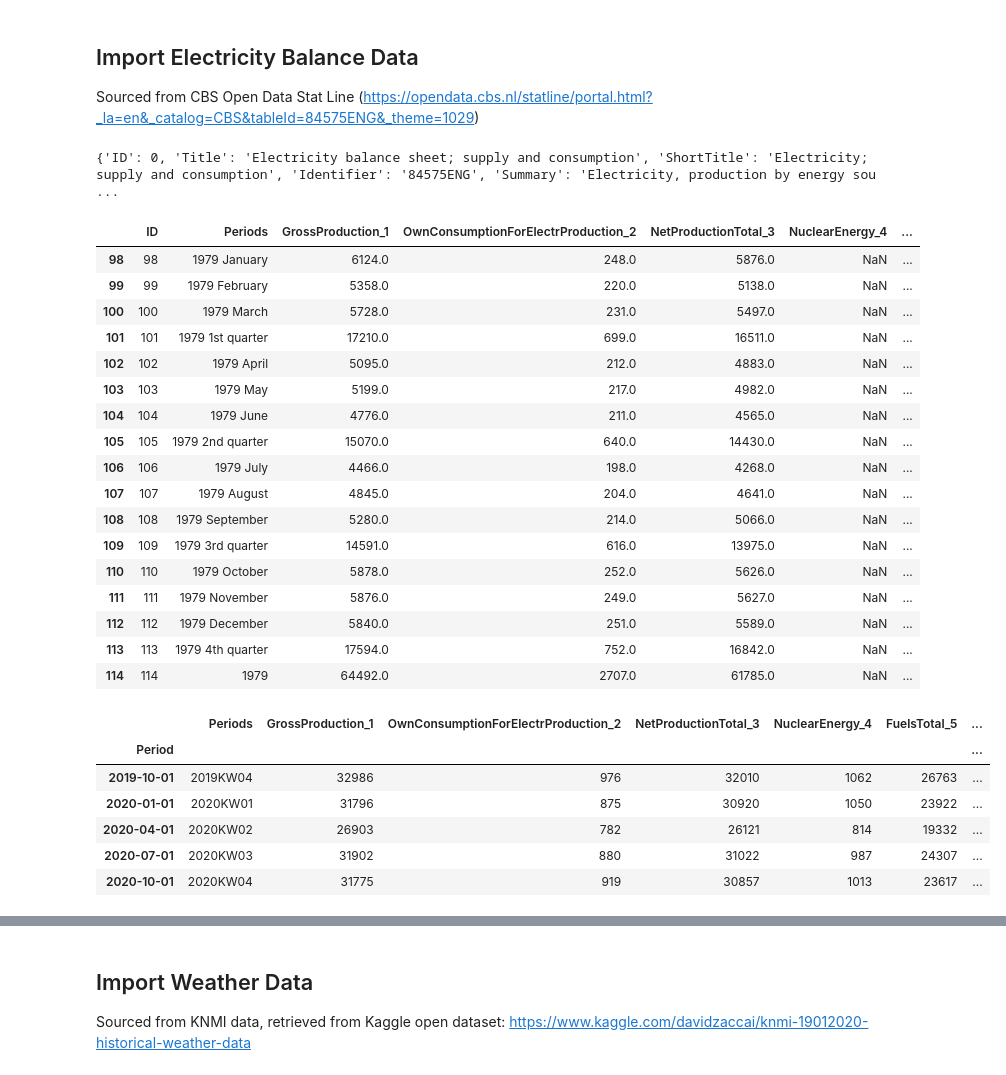
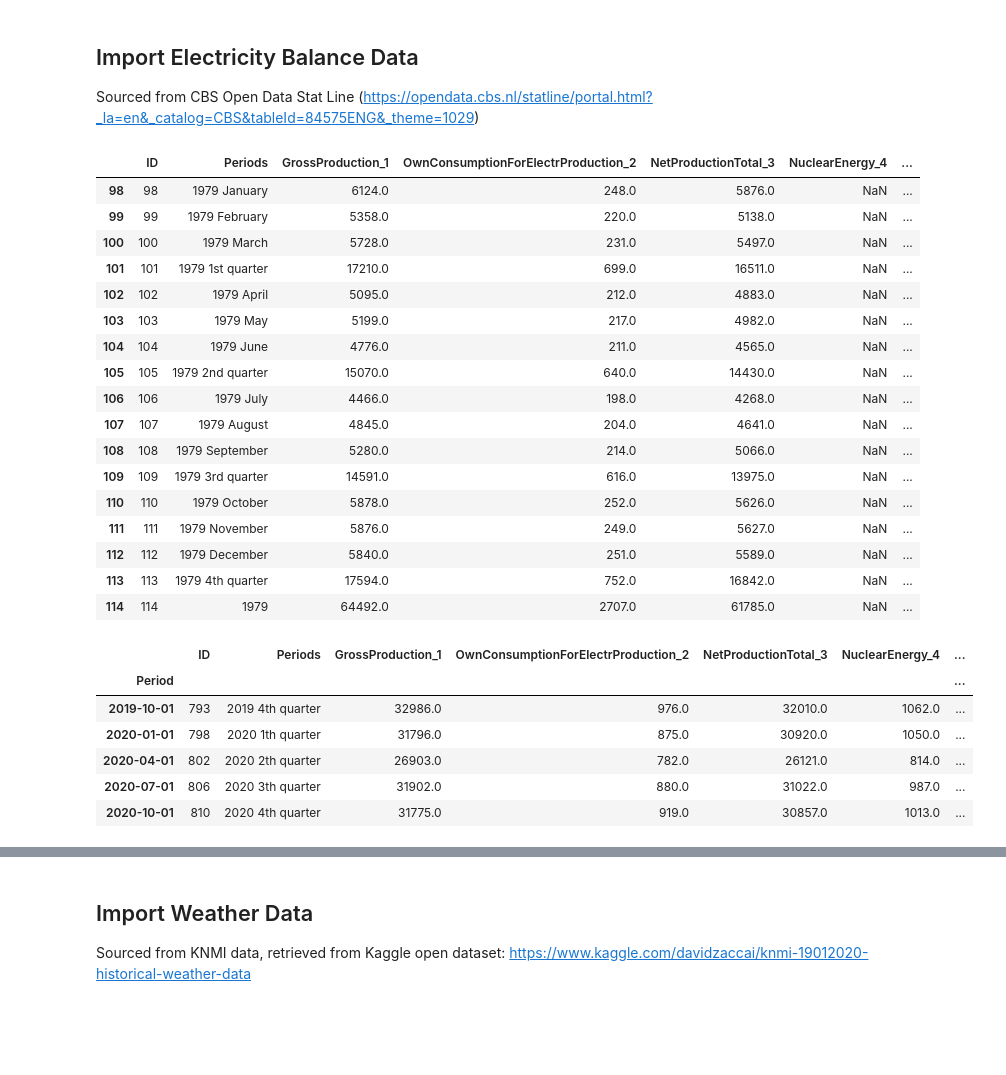
Before and after one commit to dsirtioglu/python, a Jupyter notebook: RR_NL_Energy_Prediction.ipynb, the cells around one changed output, grey strips where cells are left out. Saved outputs shown, nothing was run; the diff lists cells and outputs as text; code cells hidden in the pictures; blank space fills up the shorter version.

```diff
--- a/RR_NL_Energy_Prediction.ipynb
+++ b/RR_NL_Energy_Prediction.ipynb
@@ -32,14 +34,13 @@ Sourced from CBS Open Data Stat Line (https://opendata.cbs.nl/statline/portal.ht
 # %%
 #Import Electrcity Balance data (Predicted variable: NetConsumptionCalculated_30)
 info = cbsodata.get_info('84575ENG')
-print(info)
+#print(info)
 
 Electricity_balance = pd.DataFrame(cbsodata.get_data('84575ENG'))
 
 Electricity_balance[Electricity_balance['Periods'].str.contains('1979')]
 ##Monthly consumption data available from 1979 onwards
 # %% [output]
-{'ID': 0, 'Title': 'Electricity balance sheet; supply and consumption', 'ShortTitle': 'Electricity; supply and consumption', 'Identifier': '84575ENG', 'Summary': 'Electricity, production by energy sou ...
 |  | ID | Periods | GrossProduction_1 | OwnConsumptionForElectrProduction_2 | NetProductionTotal_3 | NuclearEnergy_4 | ... |
 | 98 | 98 | 1979 January | 6124.0 | 248.0 | 5876.0 | NaN | ... |
 | 99 | 99 | 1979 February | 5358.0 | 220.0 | 5138.0 | NaN | ... |
@@ -59,23 +60,24 @@ Electricity_balance[Electricity_balance['Periods'].str.contains('1979')]
 | 113 | 113 | 1979 4th quarter | 17594.0 | 752.0 | 16842.0 | NaN | ... |
 | 114 | 114 | 1979 | 64492.0 | 2707.0 | 61785.0 | NaN | ... |
 # %%
-Electricity_balance_quarterly = copy.copy(nl_production[nl_production['Periods'].str.contains('KW')])
+Electricity_balance_quarterly = copy.copy(Electricity_balance[Electricity_balance['Periods'].str.contains('quarter')])
+#Electricity_balance_quarterly.head()
 
 Electricity_balance_quarterly.insert(loc = 0,
                             column = 'Period',
-                            value = Electricity_balance.Periods.str[:4] + str('Q') + Electricity_balance.Periods.str[-1:])
+                            value = Electricity_balance.Periods.str[:4] + str('Q') + Electricity_balance.Periods.str[5:6])
 
 Electricity_balance_quarterly['Period'] = pd.PeriodIndex(Electricity_balance_quarterly['Period'], freq='Q').to_timestamp()
 Electricity_balance_quarterly['NetConsumptionCalculated_30'] = Electricity_balance_quarterly.NetConsumptionCalculated_30.astype(float)
 Electricity_balance_quarterly = Electricity_balance_quarterly.set_index('Period')
 Electricity_balance_quarterly.tail()
 # %% [output]
-|  | Periods | GrossProduction_1 | OwnConsumptionForElectrProduction_2 | NetProductionTotal_3 | NuclearEnergy_4 | FuelsTotal_5 | ... |
+|  | ID | Periods | GrossProduction_1 | OwnConsumptionForElectrProduction_2 | NetProductionTotal_3 | NuclearEnergy_4 | ... |
 | Period |  |  |  |  |  |  | ... |
-| 2019-10-01 | 2019KW04 | 32986 | 976 | 32010 | 1062 | 26763 | ... |
-| 2020-01-01 | 2020KW01 | 31796 | 875 | 30920 | 1050 | 23922 | ... |
-| 2020-04-01 | 2020KW02 | 26903 | 782 | 26121 | 814 | 19332 | ... |
-| 2020-07-01 | 2020KW03 | 31902 | 880 | 31022 | 987 | 24307 | ... |
-| 2020-10-01 | 2020KW04 | 31775 | 919 | 30857 | 1013 | 23617 | ... |
+| 2019-10-01 | 793 | 2019 4th quarter | 32986.0 | 976.0 | 32010.0 | 1062.0 | ... |
+| 2020-01-01 | 798 | 2020 1th quarter | 31796.0 | 875.0 | 30920.0 | 1050.0 | ... |
+| 2020-04-01 | 802 | 2020 2th quarter | 26903.0 | 782.0 | 26121.0 | 814.0 | ... |
+| 2020-07-01 | 806 | 2020 3th quarter | 31902.0 | 880.0 | 31022.0 | 987.0 | ... |
+| 2020-10-01 | 810 | 2020 4th quarter | 31775.0 | 919.0 | 30857.0 | 1013.0 | ... |
 # %%
 Electricity_balance_quarterly.dtypes
```
Also changed, not shown: parts of 43 cells of this notebook.
